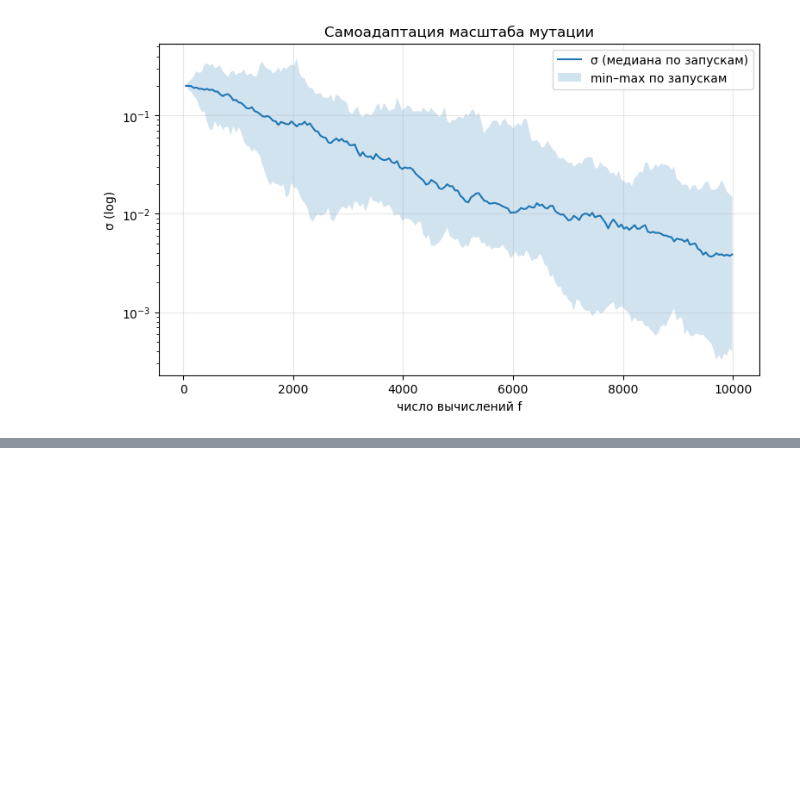
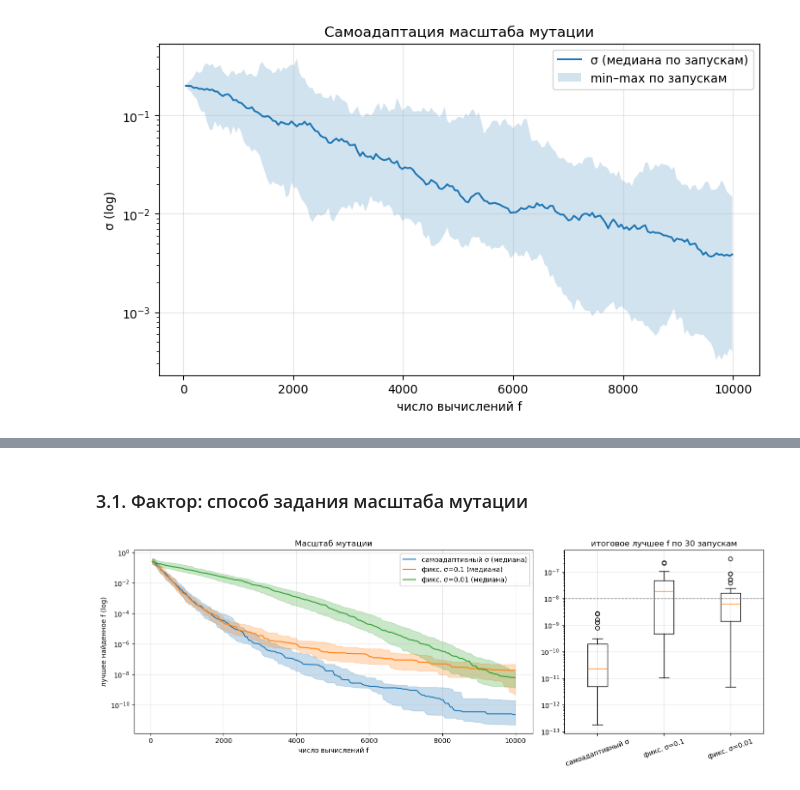
Before and after one commit to mack011y/gen_lab1, a Jupyter notebook: lab1/lab1.ipynb, the cells around one changed output, grey strips where cells are left out. Saved outputs shown, nothing was run; the diff lists cells and outputs as text; code cells hidden in the pictures; blank space fills up the shorter version.

Commit message:
Lab1: one-factor studies, shifted-optimum check, d=2 demo, conclusions, README

```diff
--- a/lab1/lab1.ipynb
+++ b/lab1/lab1.ipynb
@@ -615,0 +623,42 @@ plt.show()
+# %%
+def factor_study(name, variants: dict):
+    """variants: {подпись: GAConfig}. Возвращает таблицу статистик, итоги и истории."""
+    table, finals, hists = [], {}, {}
+    for label, cfg in variants.items():
+        runs, hist = run_series(lambda s: run_ga(cfg, s), N_RUNS, BASE_SEED)
+        runs.to_csv(RESULTS / f"runs_{name}_{label}.csv".replace(" ", "_").replace("=", ""), index=False)
+        row = summarize(runs, label)
+        row["p_vs_base"] = mann_whitney(runs.best_f, ga_runs.best_f) if cfg != BASE else np.nan
+        table.append(row)
+        finals[label], hists[label] = runs.best_f.to_numpy(), hist
+    table = pd.DataFrame(table)
+    table.to_csv(RESULTS / f"summary_{name}.csv")
+    return table, finals, hists
+
+
+def plot_factor(name, title, finals, hists):
+    fig, (a1, a2) = plt.subplots(1, 2, figsize=(14, 5), gridspec_kw={"width_ratios": [2, 1]})
+    plot_convergence(hists, title, ax=a1)
+    a2.boxplot(list(finals.values()), tick_labels=list(finals.keys()))
+    a2.set_yscale("log")
+    a2.set_title("итоговое лучшее f по 30 запускам")
+    a2.axhline(SUCCESS_EPS, color="gray", ls="--", lw=1)
+    plt.setp(a2.get_xticklabels(), rotation=20)
+    fig.tight_layout()
+    fig.savefig(RESULTS / f"factor_{name}.png", dpi=120, bbox_inches="tight")
+    plt.show()
+
+
+FMT = {c: "{:.2e}" for c in ["best", "mean", "median", "std", "worst", "p_vs_base"]}
+# %% [markdown]
+### 3.1. Фактор: способ задания масштаба мутации
+# %%
+mut_tab, mut_fin, mut_hist = factor_study("mutation", {
+    "самоадаптивный σ": BASE,
+    "фикс. σ=0.1": replace(BASE, adaptive=False, sigma0=0.1),
+    "фикс. σ=0.01": replace(BASE, adaptive=False, sigma0=0.01),
+})
+plot_factor("mutation", "Масштаб мутации", mut_fin, mut_hist)
+mut_tab.style.format(FMT)
+# %% [output]
+[figure, added]
```
Also changed, not shown: parts of 16 cells of this notebook, 29 other files.
